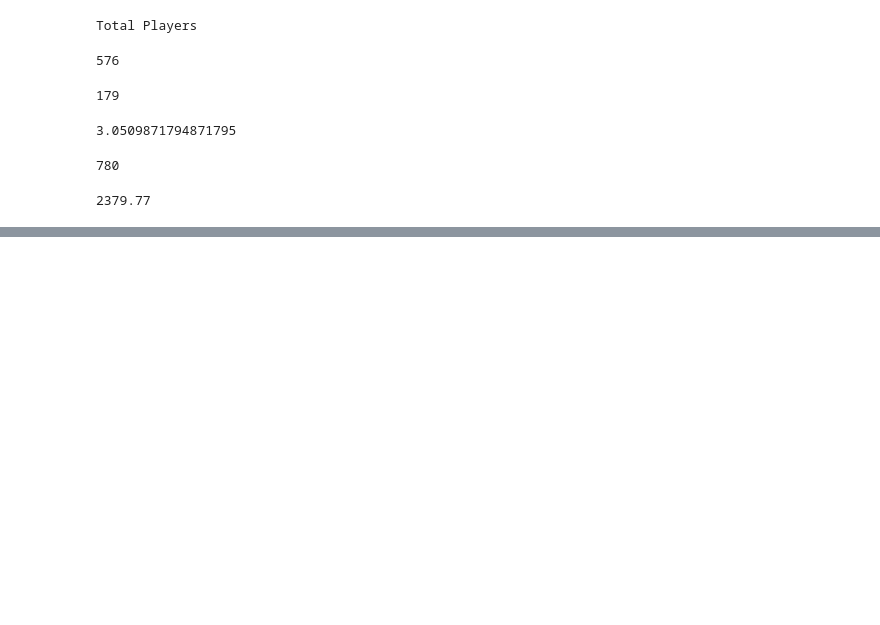
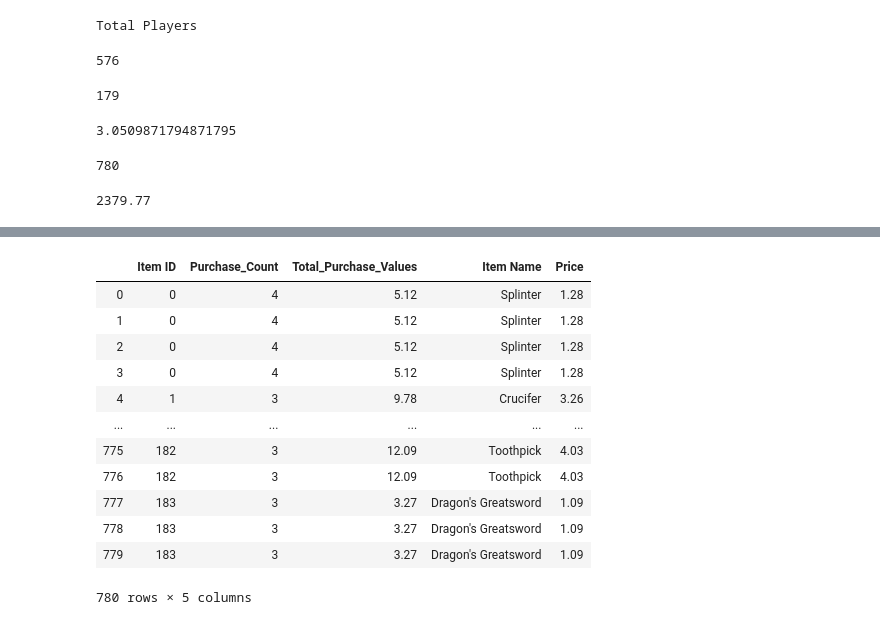
Before and after one commit to jran14/pandas-challenge, a Jupyter notebook: HerosOfPymoli/HerosOfPymoli.ipynb, the cells around one changed output, grey strips where cells are left out. Saved outputs shown, nothing was run; the diff lists cells and outputs as text; code cells hidden in the pictures; blank space fills up the shorter version.

```diff
--- a/HerosOfPymoli/HerosOfPymoli.ipynb
+++ b/HerosOfPymoli/HerosOfPymoli.ipynb
@@ -139,0 +253,5 @@ TypeError: ufunc 'true_divide' not supported for the input types, and the inputs
+# %%
+#MOST POPULAR ITEMS aggregate chart for purchase count and tota purchase values
+grouped_pop= purchase_data.groupby('Item ID').agg(Purchase_Count=pd.NamedAgg(column='Item ID', aggfunc='count'),
+                                                   Total_Purchase_Values=pd.NamedAgg(column='Price', aggfunc='sum'))
+grouped_pop
@@ -139,0 +273,4 @@ TypeError: ufunc 'true_divide' not supported for the input types, and the inputs
+# %%
+#take the item names and individal prices from the original purchase data, drop uneeded col
+purch_pop=purchase_data.drop(['Purchase ID','SN','Age','Gender', 'Age Ranges'], axis = 1)
+purch_pop
@@ -139,0 +291,18 @@ TypeError: ufunc 'true_divide' not supported for the input types, and the inputs
+# %%
+#merge the grouped_pop and purch_pop
+pop_merge = grouped_pop.merge(purch_pop, on="Item ID")
+pop_merge
+# %% [output]
+|  | Item ID | Purchase_Count | Total_Purchase_Values | Item Name | Price |
+| 0 | 0 | 4 | 5.12 | Splinter | 1.28 |
+| 1 | 0 | 4 | 5.12 | Splinter | 1.28 |
+| 2 | 0 | 4 | 5.12 | Splinter | 1.28 |
+| 3 | 0 | 4 | 5.12 | Splinter | 1.28 |
+| 4 | 1 | 3 | 9.78 | Crucifer | 3.26 |
+| ... | ... | ... | ... | ... | ... |
+| 775 | 182 | 3 | 12.09 | Toothpick | 4.03 |
+| 776 | 182 | 3 | 12.09 | Toothpick | 4.03 |
+| 777 | 183 | 3 | 3.27 | Dragon's Greatsword | 1.09 |
+| 778 | 183 | 3 | 3.27 | Dragon's Greatsword | 1.09 |
+| 779 | 183 | 3 | 3.27 | Dragon's Greatsword | 1.09 |
+780 rows × 5 columns
```
Also changed, not shown: parts of 21 cells of this notebook.
